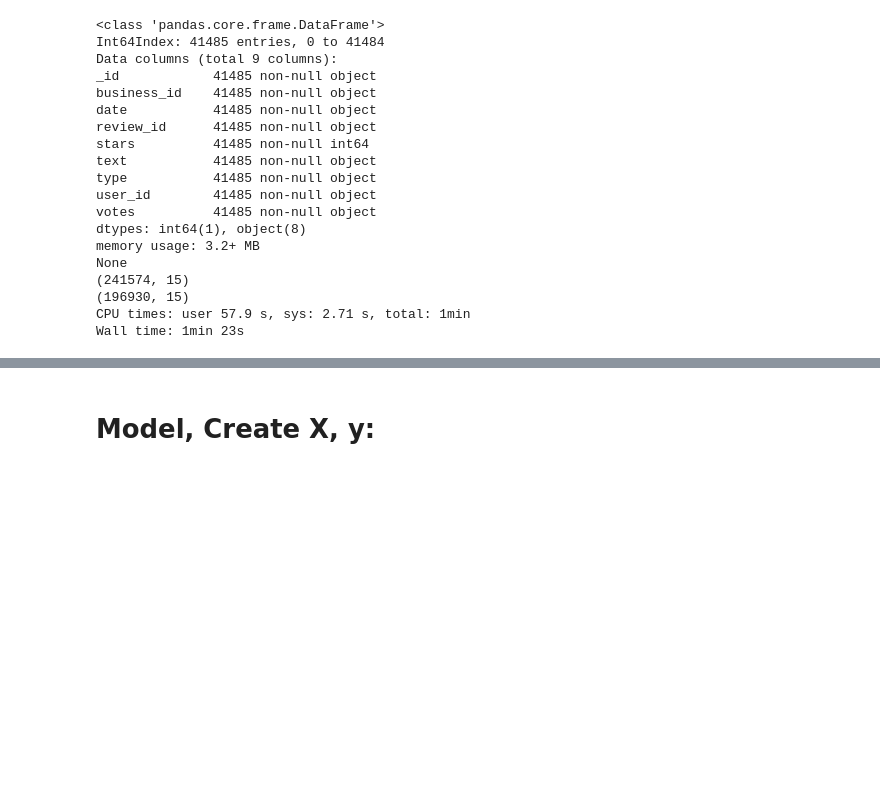
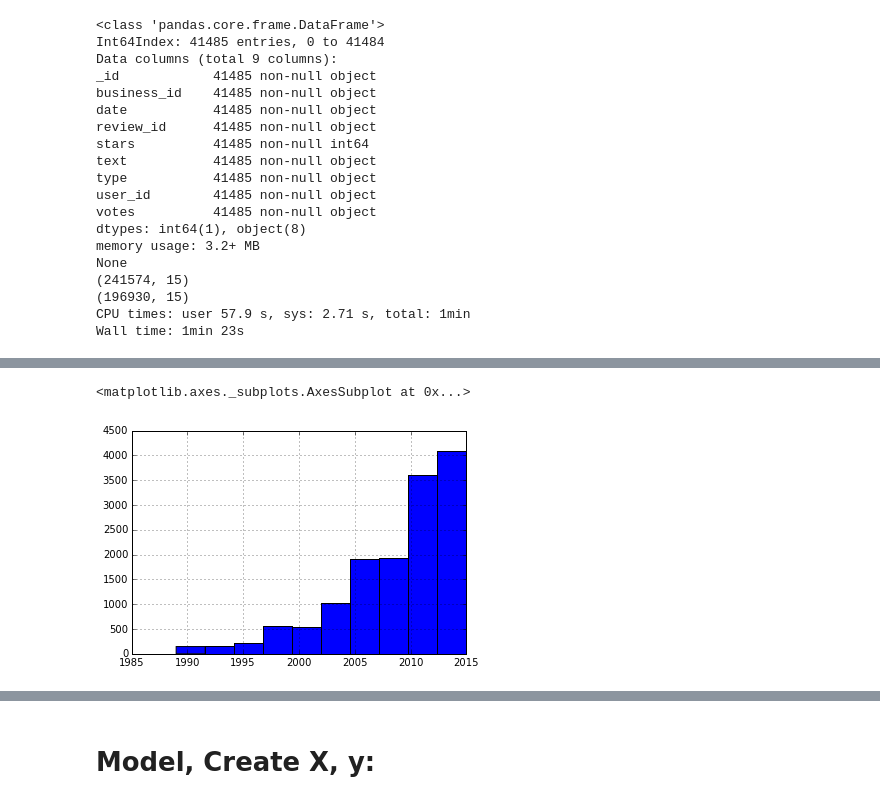
Before and after one commit to tbackes/yelp-health, a Jupyter notebook: code/yelp-features.ipynb, the cells around one changed output, grey strips where cells are left out. Saved outputs shown, nothing was run; the diff lists cells and outputs as text; code cells hidden in the pictures; blank space fills up the shorter version.

```diff
--- a/code/yelp-features.ipynb
+++ b/code/yelp-features.ipynb
@@ -213,0 +340,2 @@ Wall time: 1min 23s
+# %%
+I_NV = lib.get_NV_inspections(NV)
@@ -213,0 +354,5 @@ Wall time: 1min 23s
+# %%
+print pd.to_datetime(I_NV.date).min()
+print pd.to_datetime(I_NV.date).max()
+pd.to_datetime(I_NV.date).apply(lambda x: x.year).hist()
+# %% [output]
@@ -213,0 +361,2 @@ Wall time: 1min 23s
+<matplotlib.axes._subplots.AxesSubplot at 0x...>
+[figure, added]
```
Also changed, not shown: parts of 31 cells of this notebook, 1 other file.
